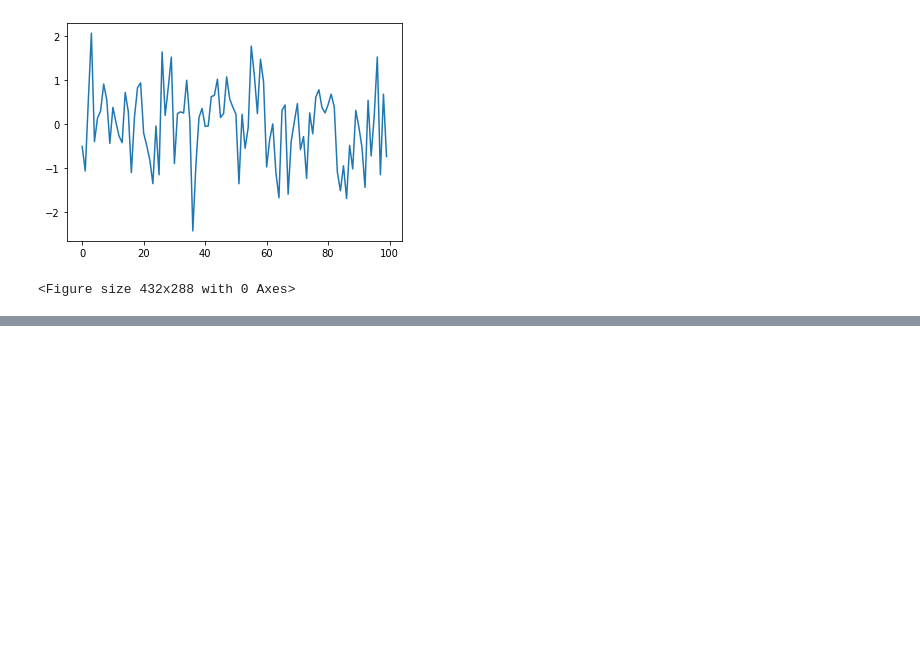
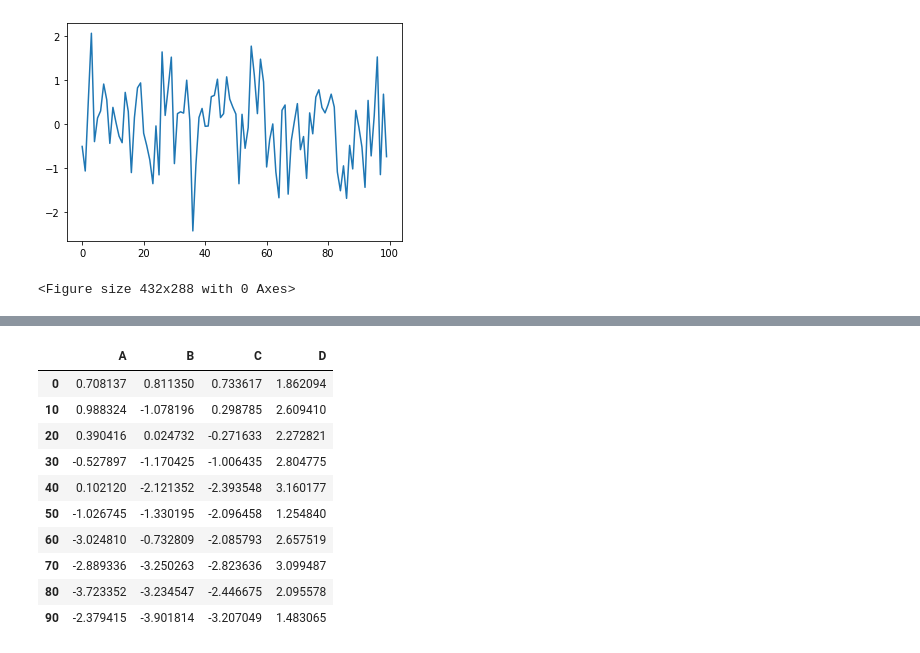
Before and after one commit to Kaiquenakao/plotagem-visualizacao, a Jupyter notebook: plotagem.ipynb, the cells around one changed output, grey strips where cells are left out. Saved outputs shown, nothing was run; the diff lists cells and outputs as text; code cells hidden in the pictures; blank space fills up the shorter version.

```diff
--- a/plotagem.ipynb
+++ b/plotagem.ipynb
@@ -323,0 +352,14 @@ plt.rc('font', **font_options)
+# %%
+df
+# %% [output]
+|  | A | B | C | D |
+| 0 | 0.708137 | 0.811350 | 0.733617 | 1.862094 |
+| 10 | 0.988324 | -1.078196 | 0.298785 | 2.609410 |
+| 20 | 0.390416 | 0.024732 | -0.271633 | 2.272821 |
+| 30 | -0.527897 | -1.170425 | -1.006435 | 2.804775 |
+| 40 | 0.102120 | -2.121352 | -2.393548 | 3.160177 |
+| 50 | -1.026745 | -1.330195 | -2.096458 | 1.254840 |
+| 60 | -3.024810 | -0.732809 | -2.085793 | 2.657519 |
+| 70 | -2.889336 | -3.250263 | -2.823636 | 3.099487 |
+| 80 | -3.723352 | -3.234547 | -2.446675 | 2.095578 |
+| 90 | -2.379415 | -3.901814 | -3.207049 | 1.483065 |
```
Also changed, not shown: parts of 11 cells of this notebook.
